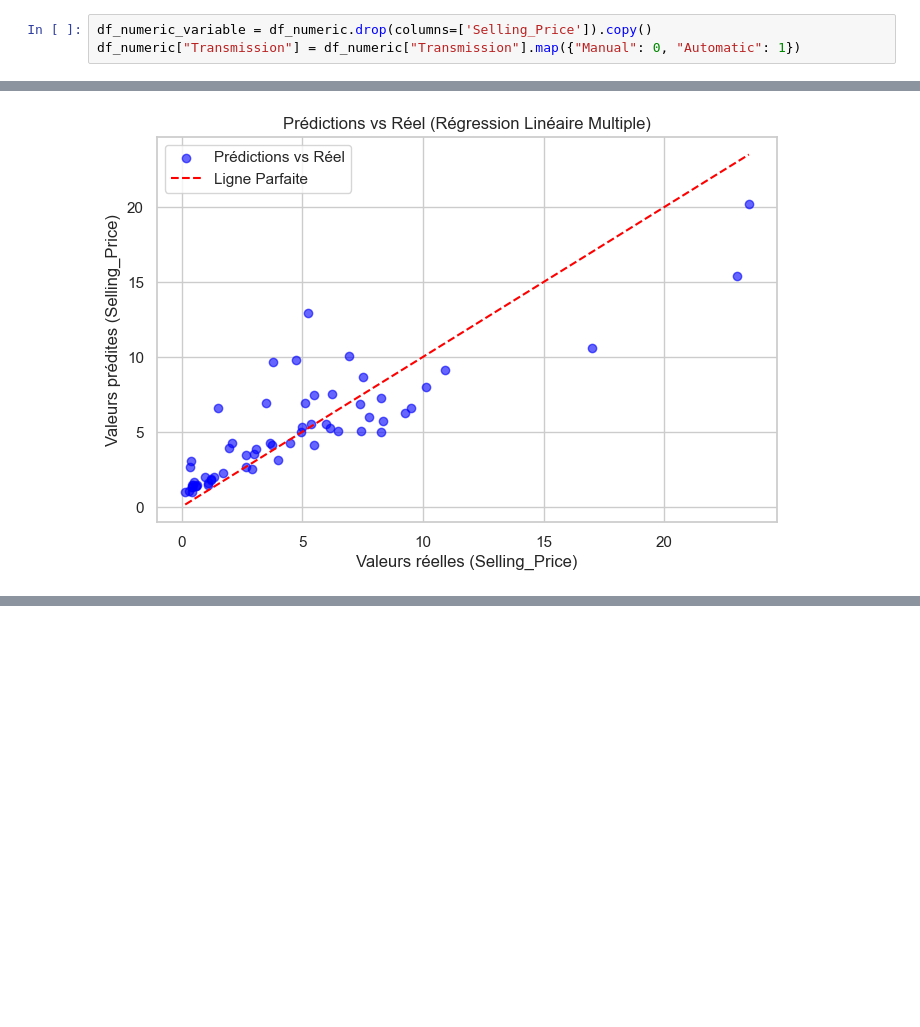
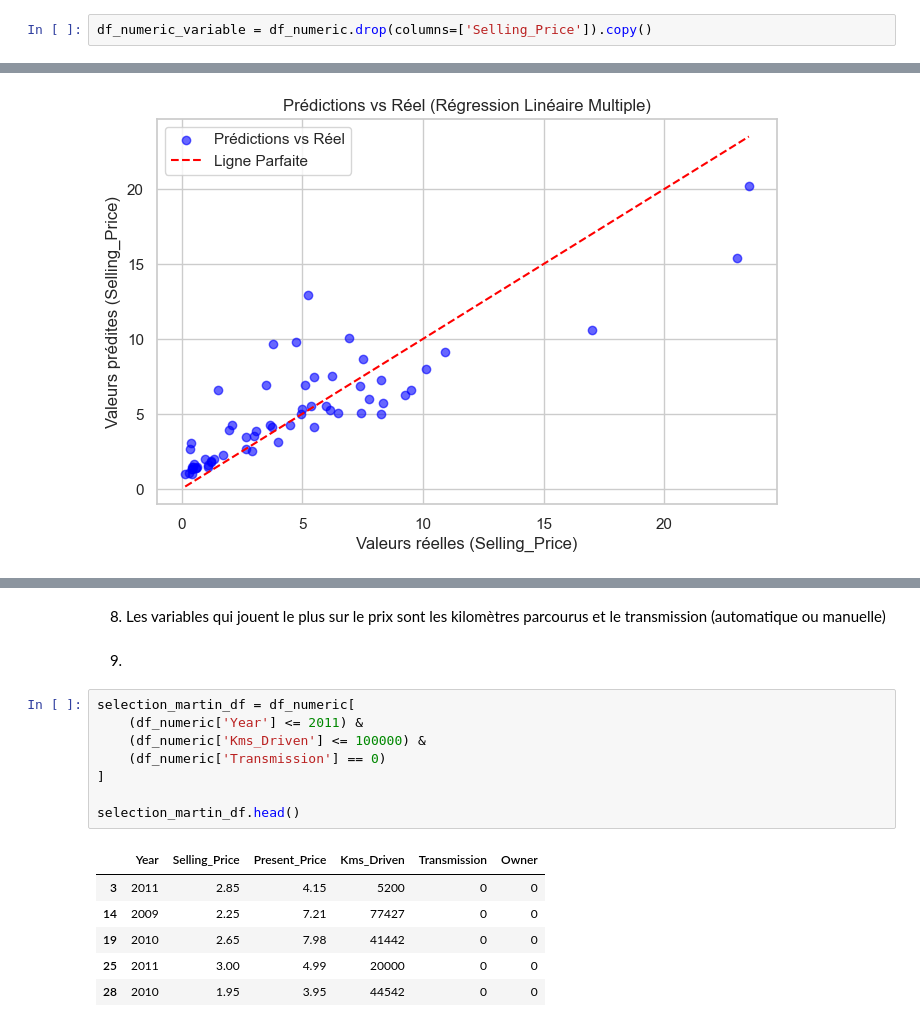
Before and after one commit to helio-aubrun/new-car, a Jupyter notebook: car_notebook.ipynb, the cells around one changed output, grey strips where cells are left out. Cells and saved outputs as stored; diff of their text form; blank space fills up the shorter version.

```diff
--- a/car_notebook.ipynb
+++ b/car_notebook.ipynb
@@ -104,4 +113,3 @@ df_numeric.describe()
 | max | 2018.000000 | 35.000000 | 92.600000 | 500000.000000 | 1.000000 | 3.000000 |
 # %%
 df_numeric_variable = df_numeric.drop(columns=['Selling_Price']).copy()
-df_numeric["Transmission"] = df_numeric["Transmission"].map({"Manual": 0, "Automatic": 1})
@@ -244,0 +286,19 @@ plt.show()
+# %% [markdown]
+8. Les variables qui jouent le plus sur le prix sont les kilomètres parcourus et le transmission (automatique ou manuelle)
+# %% [markdown]
+9.
+# %%
+selection_martin_df = df_numeric[
+    (df_numeric['Year'] <= 2011) &
+    (df_numeric['Kms_Driven'] <= 100000) &
+    (df_numeric['Transmission'] == 0)
+]
+
+selection_martin_df.head()
+# %% [output]
+|  | Year | Selling_Price | Present_Price | Kms_Driven | Transmission | Owner |
+| 3 | 2011 | 2.85 | 4.15 | 5200 | 0 | 0 |
+| 14 | 2009 | 2.25 | 7.21 | 77427 | 0 | 0 |
+| 19 | 2010 | 2.65 | 7.98 | 41442 | 0 | 0 |
+| 25 | 2011 | 3.00 | 4.99 | 20000 | 0 | 0 |
+| 28 | 2010 | 1.95 | 3.95 | 44542 | 0 | 0 |
```
Also changed, not shown: parts of 13 cells of this notebook.
